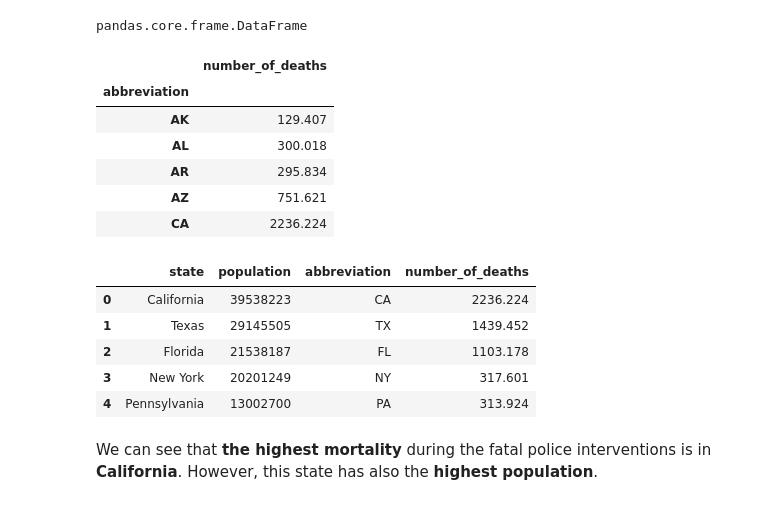
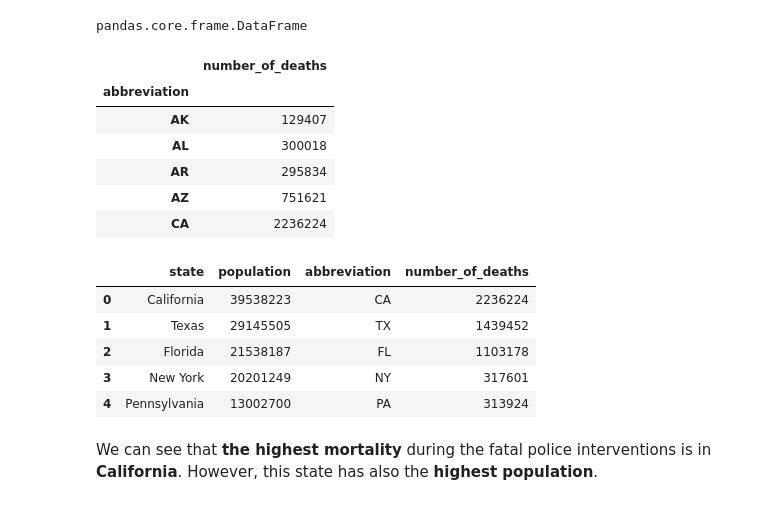
Before and after one commit to ZKisielewska/learning-git-task, a Jupyter notebook: 8_2_Criminality.ipynb, the cells around one changed output. Saved outputs shown, nothing was run; the diff lists cells and outputs as text; code cells hidden in the pictures.

```diff
--- a/8_2_Criminality.ipynb
+++ b/8_2_Criminality.ipynb
@@ -215,26 +215,26 @@ type(number_of_incidents)
 pandas.core.frame.DataFrame
 # %%
 # total mortality by state abbreviation per 1000
-df_total = pd.DataFrame(df_fatal.groupby('abbreviation')['number_of_deaths'].sum())/1000
+df_total = pd.DataFrame(df_fatal.groupby('abbreviation')['number_of_deaths'].sum())
 df_total.head()
 # %% [output]
 |  | number_of_deaths |
 | abbreviation |  |
-| AK | 129.407 |
-| AL | 300.018 |
-| AR | 295.834 |
-| AZ | 751.621 |
-| CA | 2236.224 |
+| AK | 129407 |
+| AL | 300018 |
+| AR | 295834 |
+| AZ | 751621 |
+| CA | 2236224 |
 # %%
 # merge con_popul_abbrev and df_fatal dataframe on abbreviation per 1000
 number_of_incidents = pd.DataFrame(pd.merge(con_popul_abbrev, df_total, how='inner', on='abbreviation'))
 number_of_incidents.head()
 # %% [output]
 |  | state | population | abbreviation | number_of_deaths |
-| 0 | California | 39538223 | CA | 2236.224 |
-| 1 | Texas | 29145505 | TX | 1439.452 |
-| 2 | Florida | 21538187 | FL | 1103.178 |
-| 3 | New York | 20201249 | NY | 317.601 |
-| 4 | Pennsylvania | 13002700 | PA | 313.924 |
+| 0 | California | 39538223 | CA | 2236224 |
+| 1 | Texas | 29145505 | TX | 1439452 |
+| 2 | Florida | 21538187 | FL | 1103178 |
+| 3 | New York | 20201249 | NY | 317601 |
+| 4 | Pennsylvania | 13002700 | PA | 313924 |
 # %% [markdown]
 We can see that **the highest mortality** during the fatal police interventions is in **California**. However, this state has also the **highest population**.
```
Also changed, not shown: parts of 1 cell of this notebook.
